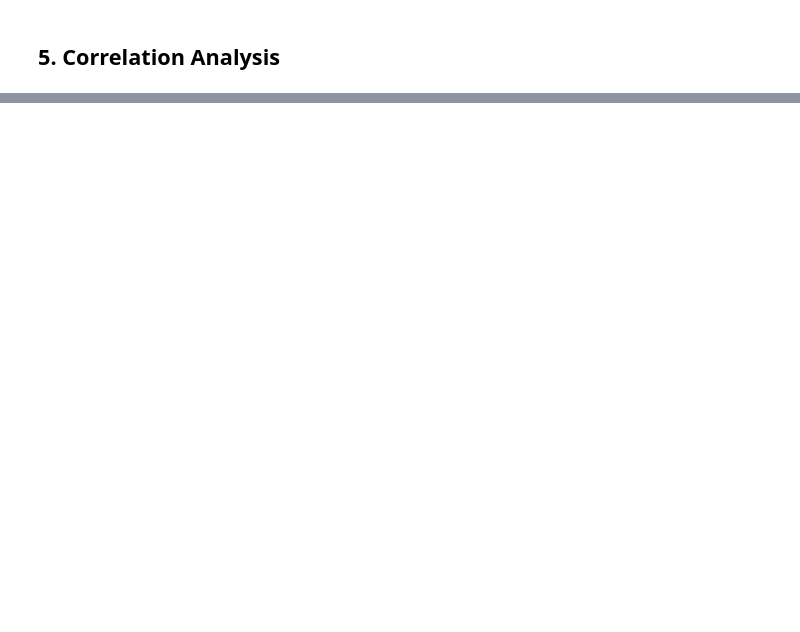
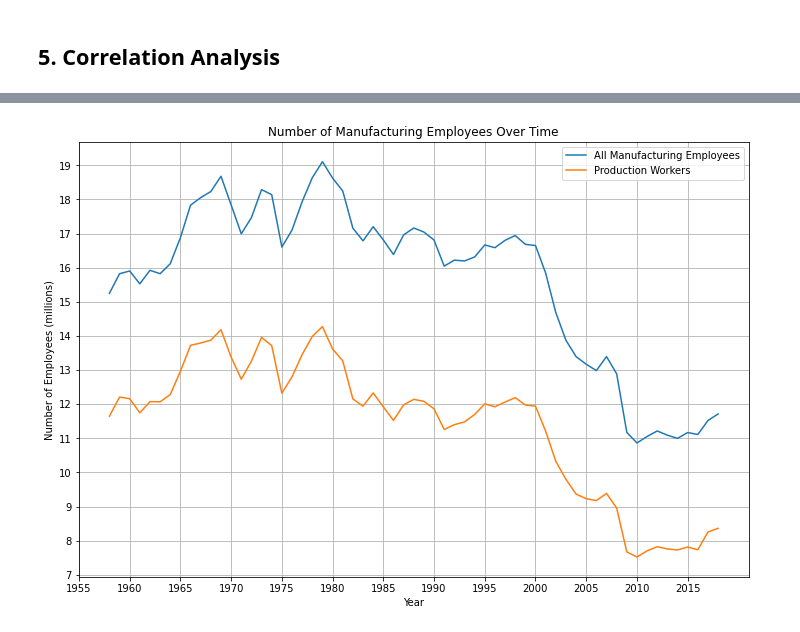
Before and after one commit to yairg98/Data-Driven-Problem-Solving, a Jupyter notebook: Midterm Project/Part 2/part2.ipynb, the cells around one changed output, grey strips where cells are left out. Cells and saved outputs as stored; diff of their text form; code cells hidden in the pictures; blank space fills up the shorter version.

```diff
--- a/Midterm Project/Part 2/part2.ipynb
+++ b/Midterm Project/Part 2/part2.ipynb
@@ -361,0 +439,13 @@ Name: pay, dtype: float64
+# %%
+plt.figure(figsize=(12,8))
+plt.plot(wages['year'],wages['emp']/1e3)
+plt.plot(wages['year'],wages['prode']/1e3)
+plt.legend(['All Manufacturing Employees', 'Production Workers'])
+plt.title("Number of Manufacturing Employees Over Time")
+plt.xticks(np.arange(1955,2020,5))
+plt.yticks(np.arange(7,20,1))
+plt.xlabel("Year")
+plt.ylabel("Number of Employees (millions)")
+plt.grid()
+# %% [output]
+[figure, added]
```
Also changed, not shown: parts of 7 cells of this notebook.
